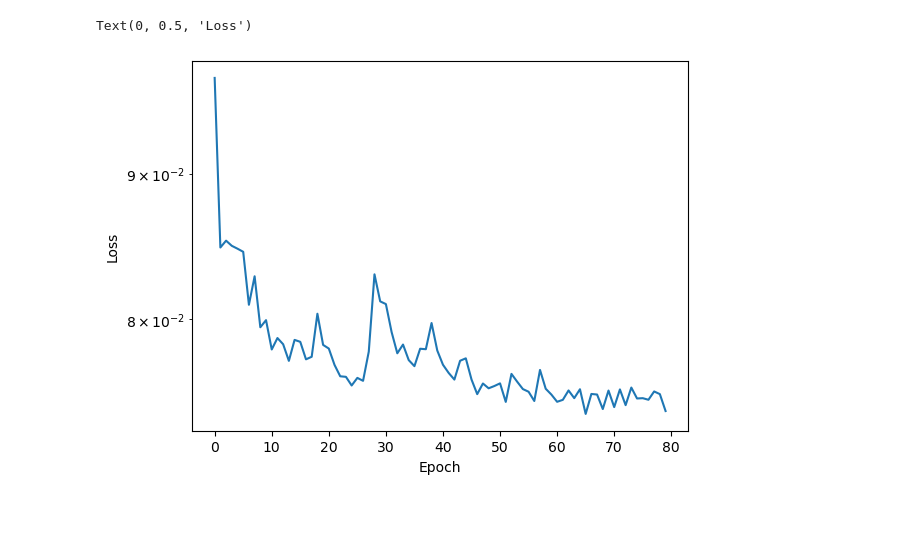
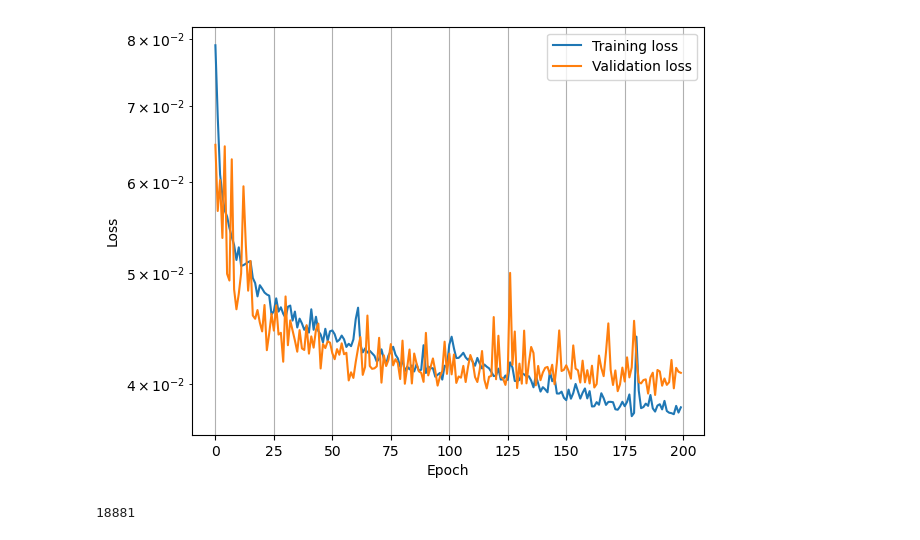
Before and after one commit to marlonsmathias/neural_operator_wind_to_waves, a Jupyter notebook: eval_model.ipynb, the cells around one changed output. Saved outputs shown, nothing was run; the diff lists cells and outputs as text; code cells hidden in the pictures; blank space fills up the shorter version.

```diff
--- a/eval_model.ipynb
+++ b/eval_model.ipynb
@@ -12,7 +12,7 @@ import matplotlib.pyplot as plt
 data_path = 'data/era5_Santos_2022-2023.nc'
 bath_path = 'data/era5_Santos_2022-2023_bath.nc'
 
-model_path = 'models/model_nm500_1000_ds300.0_r300.0_w10_kw20_d2.pt'
+model_path = 'models/model_nm600_1250_ds300.0_r350.0_w20_kw40_d8_rl100.pt'
 
 device = torch.device('cuda')
 # %%
@@ -128,8 +180,17 @@ IOA: 0.47503966093063354
 # %%
 # Plot loss during training
-plt.semilogy(model_data['loss'])
+plt.semilogy(model_data['loss'],label='Training loss')
+plt.semilogy(model_data['loss_val'],label='Validation loss')
 plt.xlabel('Epoch')
 plt.ylabel('Loss')
+plt.legend()
+plt.grid()
+
+plt.subplots_adjust(left=0.15, right=0.95, top=0.95, bottom=0.1)
+plt.savefig('loss_history.pdf')
 # %% [output]
-Text(0, 0.5, 'Loss')
-[figure, old version]
+[figure, new version]
+# %%
+sum(p.numel() for p in model.parameters() if p.requires_grad)
+# %% [output]
+18881
```
Also changed, not shown: parts of 5 cells of this notebook, 6 other files.
